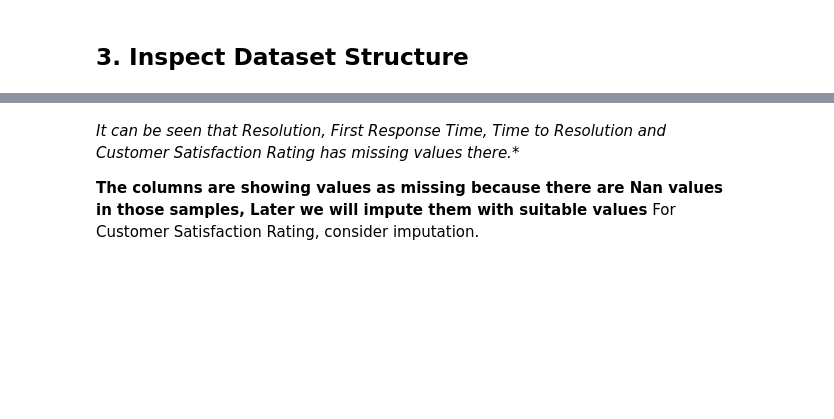
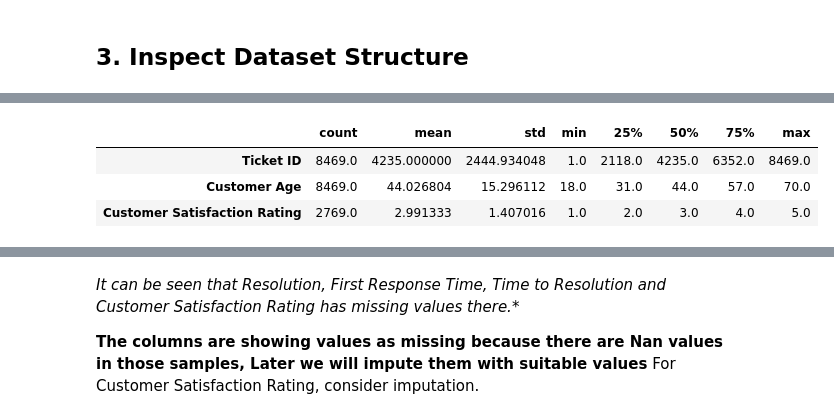
Before and after one commit to CCT-Dublin/capstone-project-feb-2024-pt-denissegarciavivolo, a Jupyter notebook: CA3_CapstoneProject_DenisseGarcia_Data1.ipynb, the cells around one changed output, grey strips where cells are left out. Drawn from its saved outputs; the diff is of its cells as text; code cells hidden in the pictures; blank space fills up the shorter version.

```diff
--- a/CA3_CapstoneProject_DenisseGarcia_Data1.ipynb
+++ b/CA3_CapstoneProject_DenisseGarcia_Data1.ipynb
@@ -109,0 +96,8 @@ df.describe(include='all')
+# %%
+# View basic statistics for numeric columns
+df.describe().T
+# %% [output]
+|  | count | mean | std | min | 25% | 50% | 75% | max |
+| Ticket ID | 8469.0 | 4235.000000 | 2444.934048 | 1.0 | 2118.0 | 4235.0 | 6352.0 | 8469.0 |
+| Customer Age | 8469.0 | 44.026804 | 15.296112 | 18.0 | 31.0 | 44.0 | 57.0 | 70.0 |
+| Customer Satisfaction Rating | 2769.0 | 2.991333 | 1.407016 | 1.0 | 2.0 | 3.0 | 4.0 | 5.0 |
```
Also changed, not shown: parts of 12 cells of this notebook.
